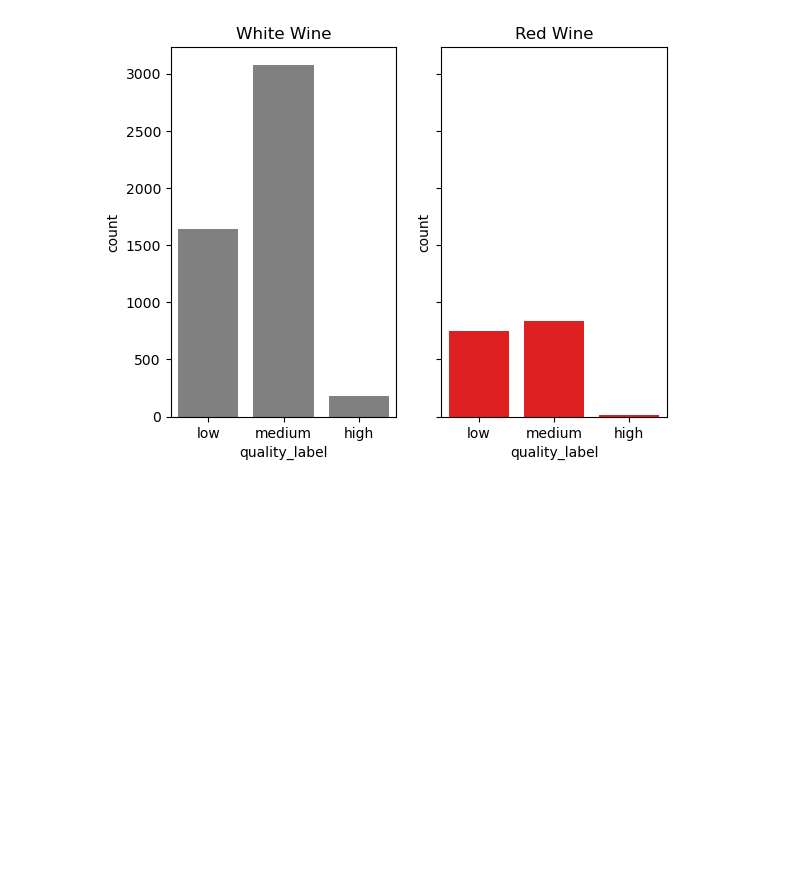
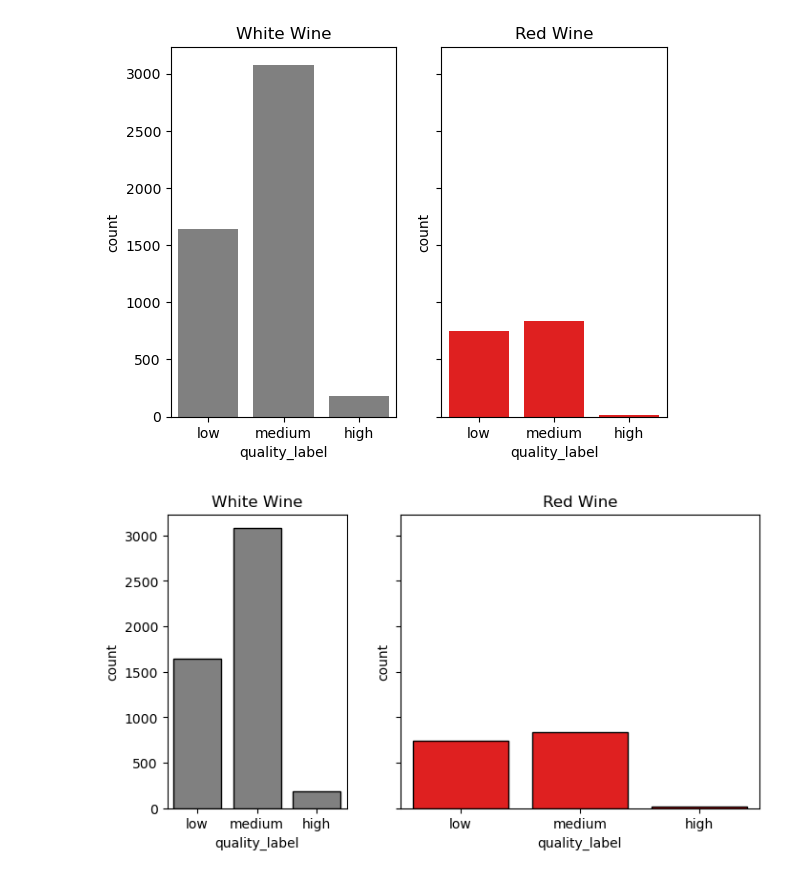
Before and after one commit to cdb8675309/Sprint-1-Nicer, a Jupyter notebook: P2_Sprint1_nicer.ipynb, the cells around one changed output. Cells and saved outputs as stored; diff of their text form; code cells hidden in the pictures; blank space fills up the shorter version.

```diff
--- a/P2_Sprint1_nicer.ipynb
+++ b/P2_Sprint1_nicer.ipynb
@@ -379,3 +379,16 @@ ax[1].set_title('Red Wine')
 plt.show()
 # %% [output]
 [figure]
+# %%
+#experimental working Seaborn plot
+
+fig, ax = plt.subplots(1,2, sharey=True, figsize=(8,4), gridspec_kw = dict(width_ratios=[1, 2.0]))
+
+sns.countplot(data=white_wine, x = 'quality_label', ax=ax[0], color='gray', edgecolor = "black")
+sns.countplot(data=red_wine, x = 'quality_label', ax=ax[1], color='red', edgecolor = "black")
+ax[0].set_title('White Wine')
+ax[1].set_title('Red Wine')
+
+plt.show()
+# %% [output]
+[figure, added]
```
Also changed, not shown: parts of 1 cell of this notebook.
